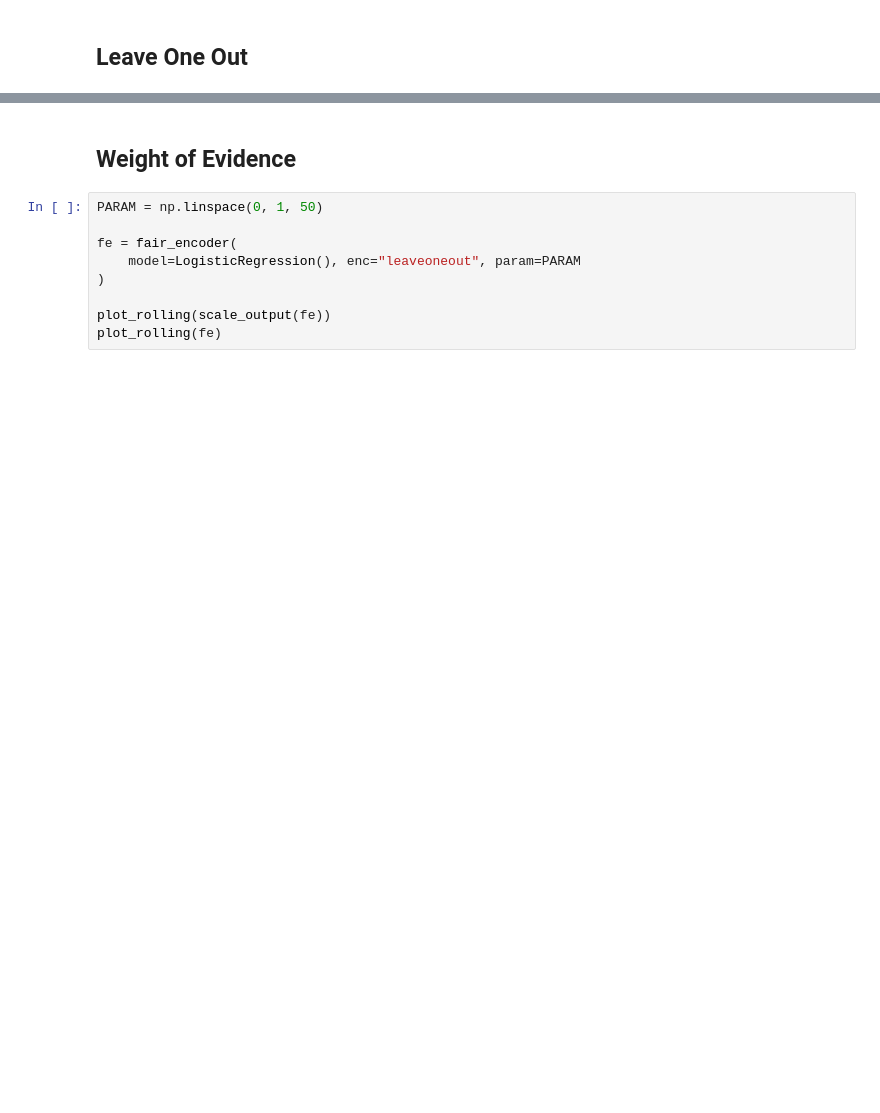
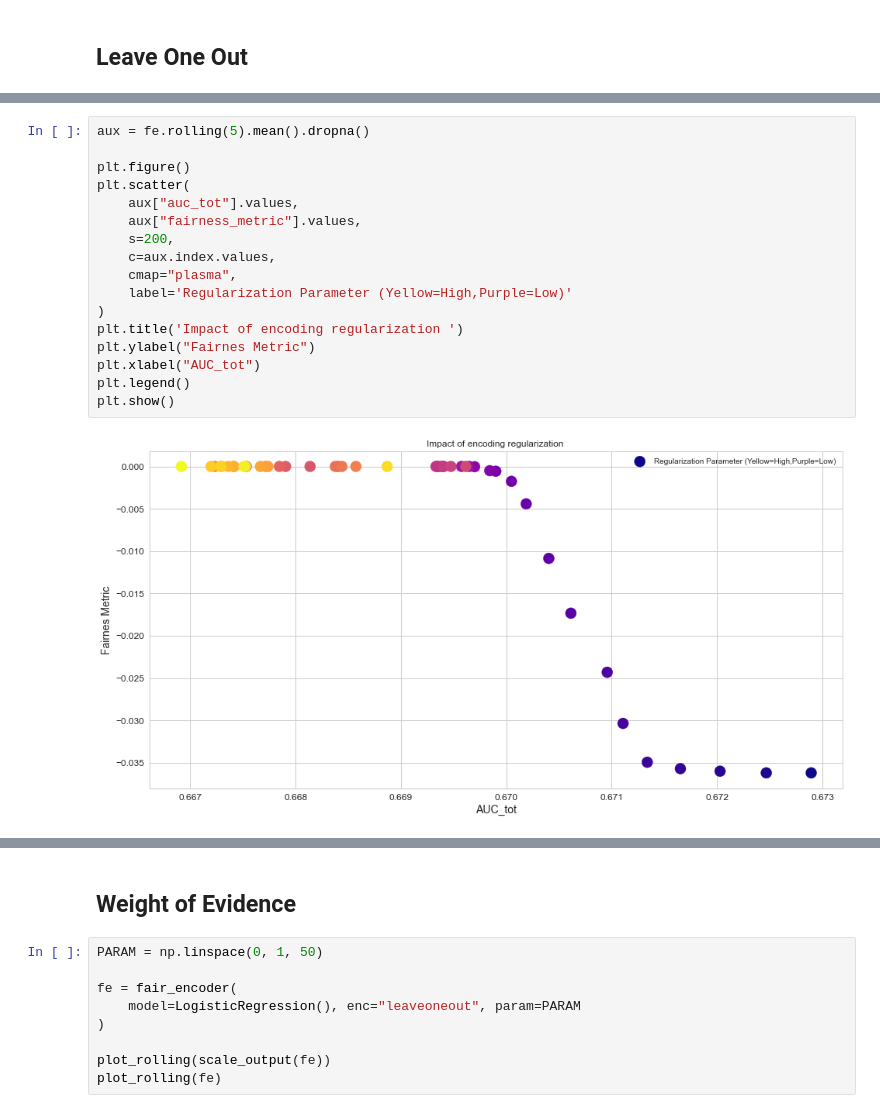
Before and after one commit to cmougan/FairEncoder, a Jupyter notebook: Compass.ipynb, the cells around one changed output, grey strips where cells are left out. Cells and saved outputs as stored; diff of their text form; blank space fills up the shorter version.

```diff
--- a/Compass.ipynb
+++ b/Compass.ipynb
@@ -402,3 +422,22 @@ plot_rolling(fe)
+# %%
+aux = fe.rolling(5).mean().dropna()
+
+plt.figure()
+plt.scatter(
+    aux["auc_tot"].values,
+    aux["fairness_metric"].values,
+    s=200,
+    c=aux.index.values,
+    cmap="plasma",
+    label='Regularization Parameter (Yellow=High,Purple=Low)'
+)
+plt.title('Impact of encoding regularization ')
+plt.ylabel("Fairnes Metric")
+plt.xlabel("AUC_tot")
+plt.legend()
+plt.show()
+# %% [output]
+[figure, added]
 # %%
 PARAM = np.linspace(0, 1, 50)
 
```
Also changed, not shown: parts of 13 cells of this notebook.
